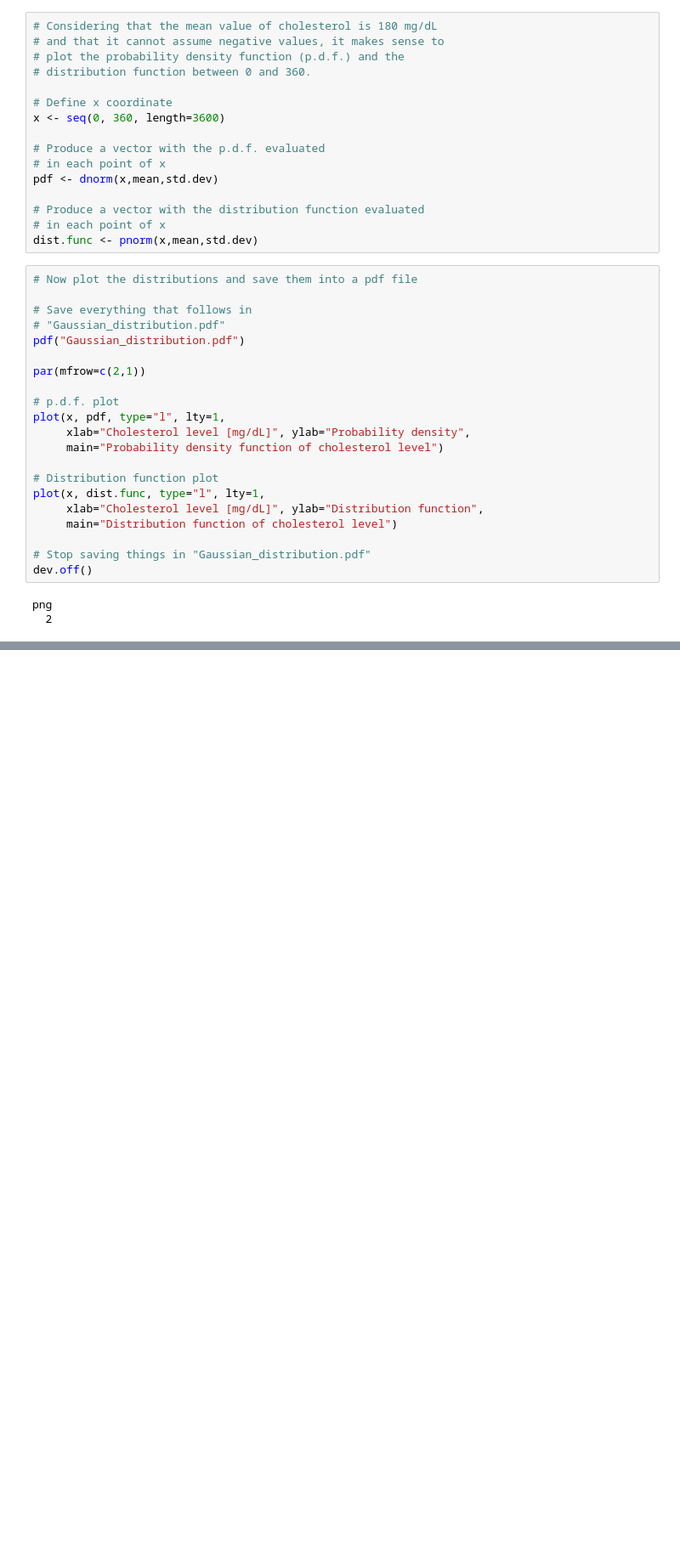
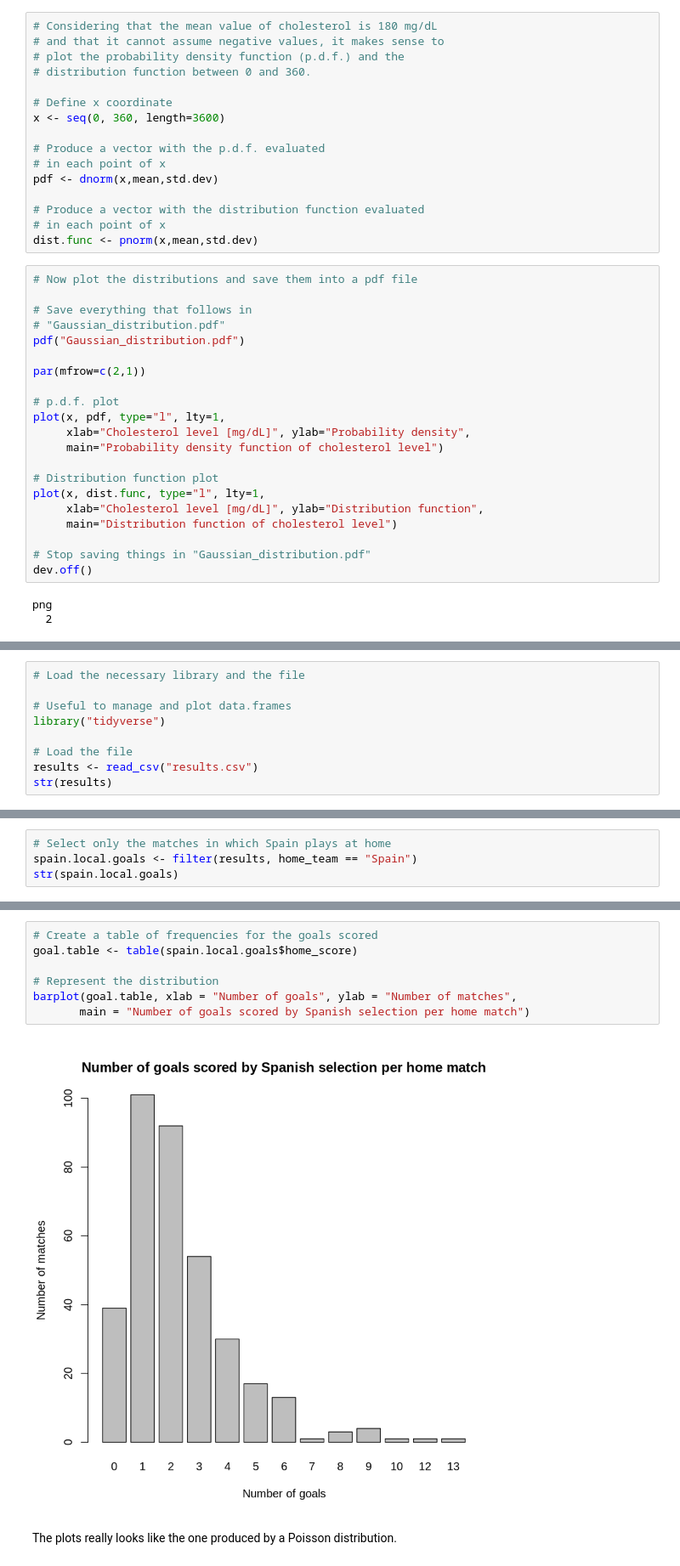
Before and after one commit to NTrevisani/DataScienceMaster, a Jupyter notebook: Estadistica/Practica2/Practica2.ipynb, the cells around one changed output, grey strips where cells are left out. Shown at 85% size. Saved outputs shown, nothing was run; the diff lists cells and outputs as text; blank space fills up the shorter version.

```diff
--- a/Estadistica/Practica2/Practica2.ipynb
+++ b/Estadistica/Practica2/Practica2.ipynb
@@ -325,0 +332,9 @@ png
+# %%
+# Load the necessary library and the file
+
+# Useful to manage and plot data.frames
+library("tidyverse")
+
+# Load the file
+results <- read_csv("results.csv")
+str(results)
@@ -325,0 +375,4 @@ png
+# %%
+# Select only the matches in which Spain plays at home
+spain.local.goals <- filter(results, home_team == "Spain")
+str(spain.local.goals)
@@ -325,0 +397,11 @@ png
+# %%
+# Create a table of frequencies for the goals scored
+goal.table <- table(spain.local.goals$home_score)
+
+# Represent the distribution
+barplot(goal.table, xlab = "Number of goals", ylab = "Number of matches",
+       main = "Number of goals scored by Spanish selection per home match")
+# %% [output]
+[figure, added]
+# %% [markdown]
+The plots really looks like the one produced by a Poisson distribution.
```
Also changed, not shown: parts of 8 cells of this notebook, 2 other files.
